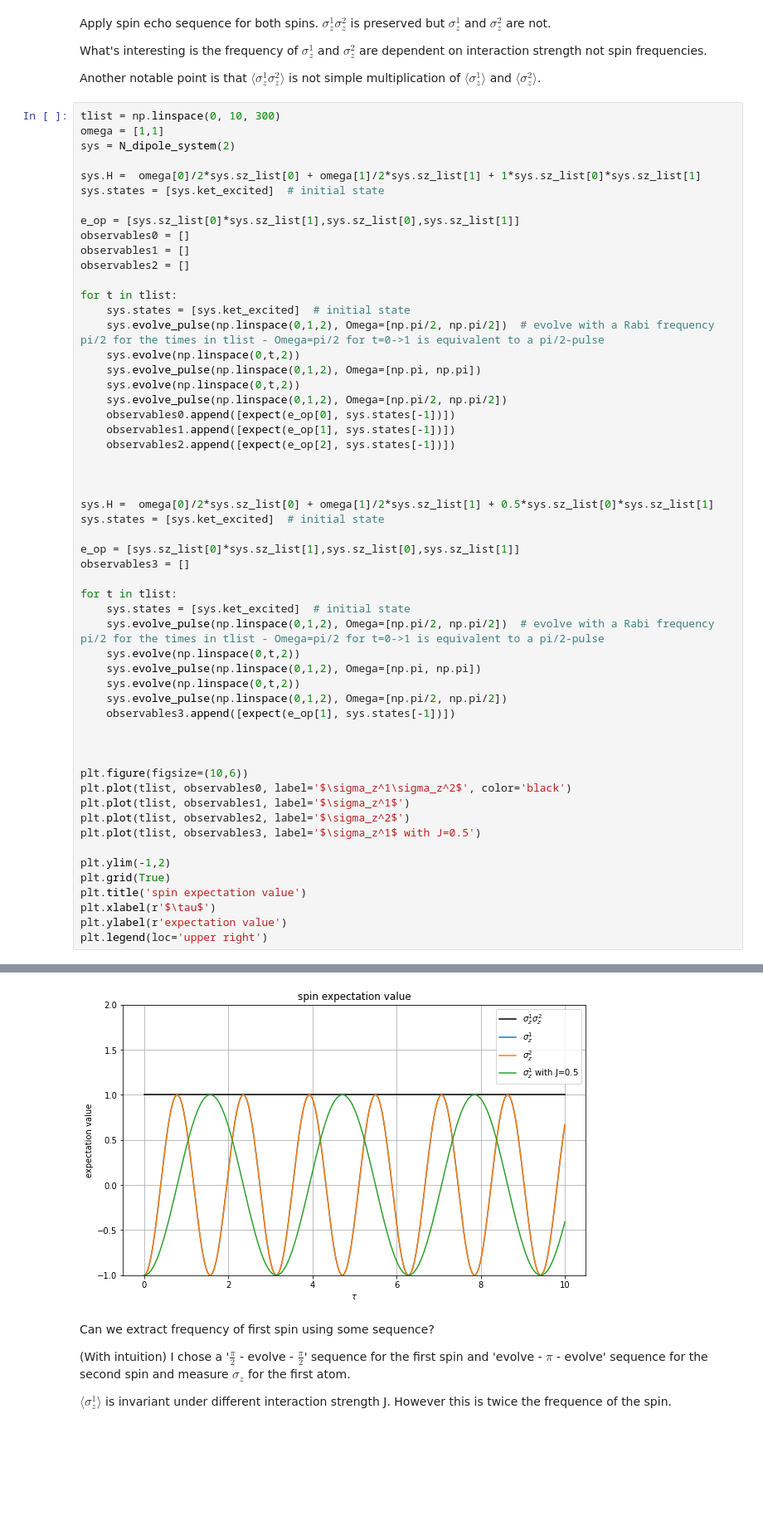
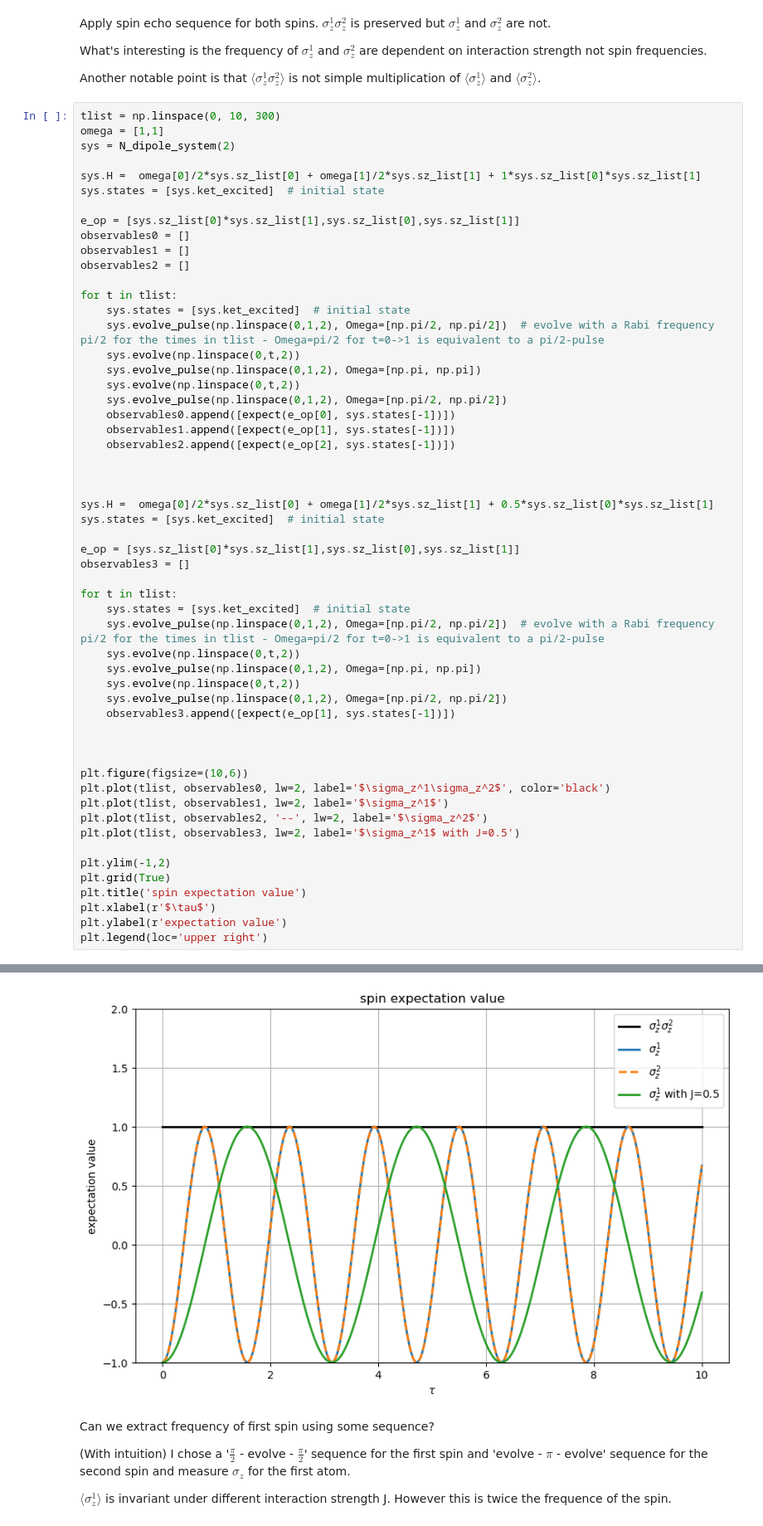
Before and after one commit to christianlange196/fall2023-chm696, a Jupyter notebook: final_project/simulations/Final_project_Yupeng.ipynb, the cells around one changed output, grey strips where cells are left out. Shown at 83% size. Cells and saved outputs as stored; diff of their text form; blank space fills up the shorter version.

```diff
--- a/final_project/simulations/Final_project_Yupeng.ipynb
+++ b/final_project/simulations/Final_project_Yupeng.ipynb
@@ -198,38 +199,38 @@ for t in tlist:
 
 
 
 sys.H =  omega[0]/2*sys.sz_list[0] + omega[1]/2*sys.sz_list[1] + 0.5*sys.sz_list[0]*sys.sz_list[1]
 sys.states = [sys.ket_excited]  # initial state
 
 e_op = [sys.sz_list[0]*sys.sz_list[1],sys.sz_list[0],sys.sz_list[1]]
 observables3 = []
 
 for t in tlist:
     sys.states = [sys.ket_excited]  # initial state
     sys.evolve_pulse(np.linspace(0,1,2), Omega=[np.pi/2, np.pi/2])  # evolve with a Rabi frequency pi/2 for the times in tlist - Omega=pi/2 for t=0->1 is equivalent to a pi/2-pulse
     sys.evolve(np.linspace(0,t,2))
     sys.evolve_pulse(np.linspace(0,1,2), Omega=[np.pi, np.pi])
     sys.evolve(np.linspace(0,t,2))
     sys.evolve_pulse(np.linspace(0,1,2), Omega=[np.pi/2, np.pi/2])
     observables3.append([expect(e_op[1], sys.states[-1])])
 
 
 
 plt.figure(figsize=(10,6))
-plt.plot(tlist, observables0, label='$\sigma_z^1\sigma_z^2$', color='black')
-plt.plot(tlist, observables1, label='$\sigma_z^1$')
-plt.plot(tlist, observables2, label='$\sigma_z^2$')
-plt.plot(tlist, observables3, label='$\sigma_z^1$ with J=0.5')
+plt.plot(tlist, observables0, lw=2, label='$\sigma_z^1\sigma_z^2$', color='black')
+plt.plot(tlist, observables1, lw=2, label='$\sigma_z^1$')
+plt.plot(tlist, observables2, '--', lw=2, label='$\sigma_z^2$')
+plt.plot(tlist, observables3, lw=2, label='$\sigma_z^1$ with J=0.5')
 
 plt.ylim(-1,2)
 plt.grid(True)
 plt.title('spin expectation value')
 plt.xlabel(r'$\tau$')
 plt.ylabel(r'expectation value')
 plt.legend(loc='upper right')
 # %% [output]
 <matplotlib.legend.Legend at 0x...>
-[figure, old version]
+[figure, new version]
 # %% [markdown]
 Can we extract frequency of first spin using some sequence?
 
```
Also changed, not shown: parts of 3 cells of this notebook, 5 other files.
